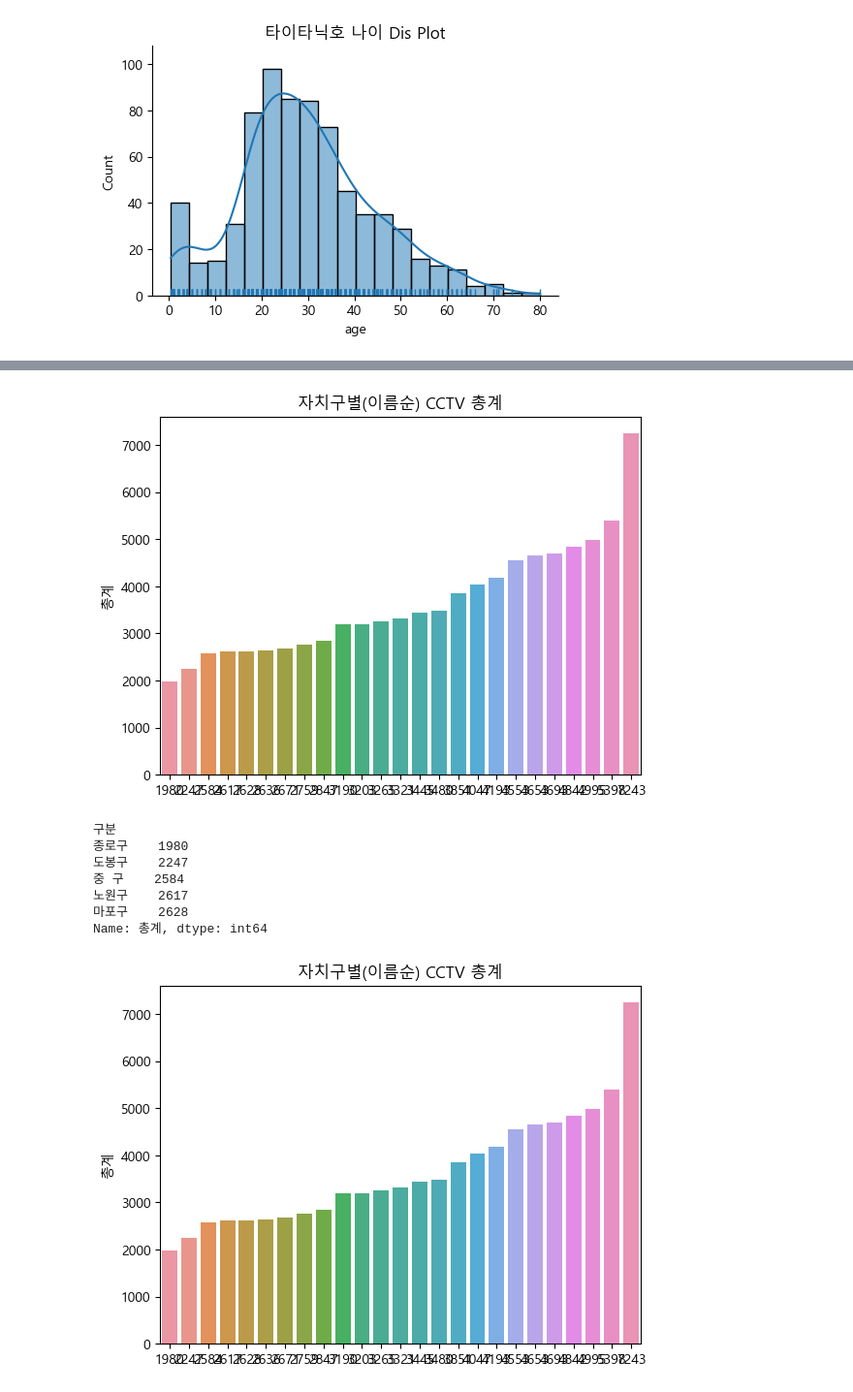
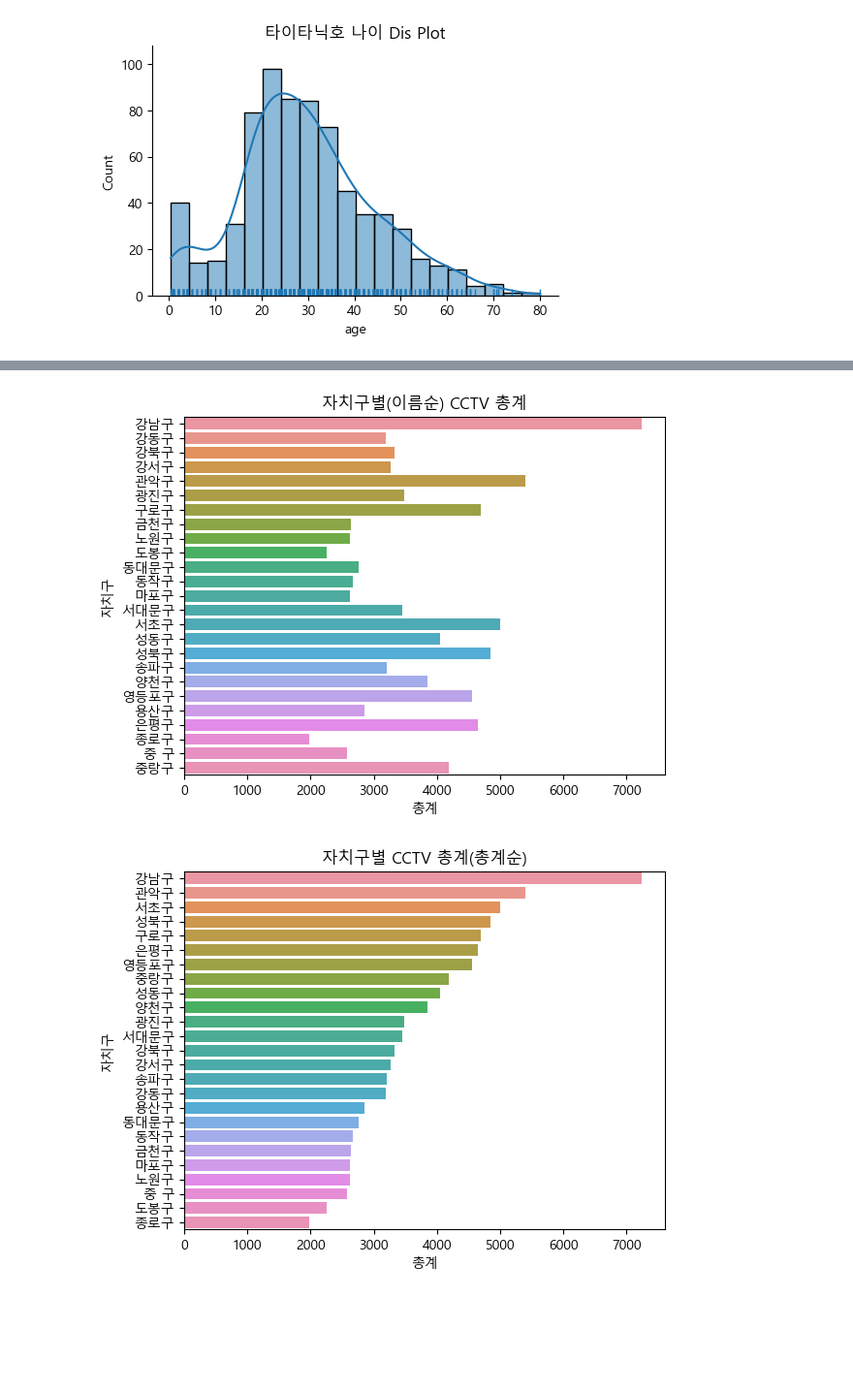
Before and after one commit to dlaudgh/DataAnalysis_Lecture_2023.04, a Jupyter notebook: 03.시각화/92.문제.ipynb, the cells around one changed output, grey strips where cells are left out. Shown at 97% size. Saved outputs shown, nothing was run; the diff lists cells and outputs as text; code cells hidden in the pictures; blank space fills up the shorter version.

```diff
--- a/03.시각화/92.문제.ipynb
+++ b/03.시각화/92.문제.ipynb
@@ -34,6 +40,6 @@ columns = '구분,총계'.split(',')
 cctv = pd.read_csv(filename, encoding='euc=kr', thousands=',')
 cctv = cctv[columns]
 cctv.drop([0], inplace=True)
-cctv.set_index('구분', inplace=True)
+cctv.rename(columns={'구분':'자치구'}, inplace=True)
 cctv.head()
 # %% [output]
@@ -63,21 +57,12 @@ Name: 총계, dtype: int64
 # %%
-sns.barplot(y=si.index, x=si.values, data=si)
+si = cctv.sort_values(by='자치구')
+sns.barplot(x='총계', y='자치구', data=si)
 plt.title('자치구별(이름순) CCTV 총계');
 # %% [output]
-[figure, old version]
+[figure, new version]
-# %%
-sv = cctv.총계.sort_values()
-sv.head()
-# %% [output]
-구분
-종로구    1980
-도봉구    2247
-중 구    2584
-노원구    2617
-마포구    2628
-Name: 총계, dtype: int64
 # %%
-sns.barplot(y=sv.index, x=sv.values, data=sv)
-plt.title('자치구별(총계순) CCTV 총계');
+sv = cctv.sort_values(by='총계', ascending=False)
+sns.barplot(x='총계', y='자치구', data=sv)
+plt.title('자치구별 CCTV 총계(총계순)');
 # %% [output]
-[figure, old version]
+[figure, new version]
```
Also changed, not shown: parts of 7 cells of this notebook, 7 other files.
